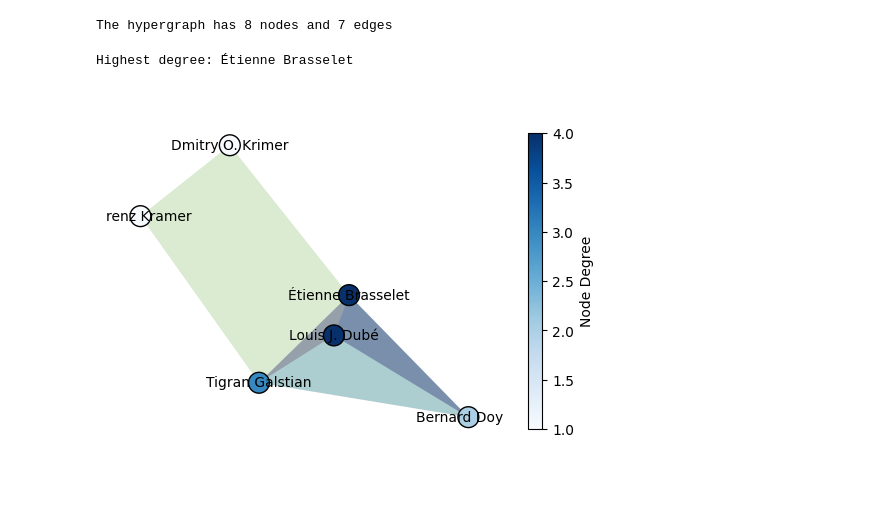
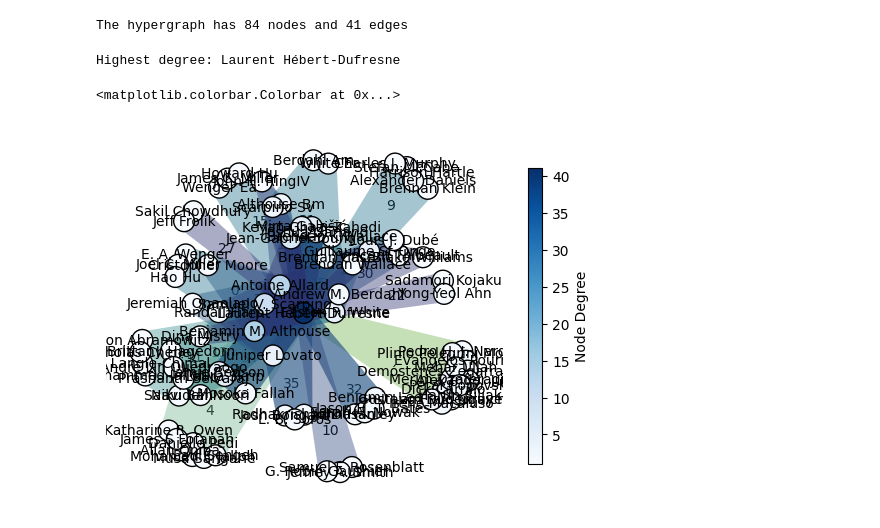
Before and after one commit to jstonge/bayesian_group_formation, a Jupyter notebook: src/finding_group.ipynb, the cells around one changed output. Drawn from its saved outputs; the diff is of its cells as text; code cells hidden in the pictures.

```diff
--- a/src/finding_group.ipynb
+++ b/src/finding_group.ipynb
@@ -71,22 +126,31 @@ hyperedge_list = [extract_coauthor(w) for w in work]
+# %%
+set_individuals_involved_local_work = set(flatten([_[0] for _ in hyperedge_list_meta if _[1]['local_work']]))
+# %%
+nodelist = []
+for i,auth in enumerate(node_meta_dict.keys()):
+    nodelist.append((auth, {
+        'institution': node_meta_dict[auth]['institution'],
+        'is_shared': node_meta_dict[auth]['is_shared'],
+        'involve_local_work': True if auth in set_individuals_involved_local_work  else False
+        }))
+# %%
+H = xgi.Hypergraph()
 # %%
-H = xgi.Hypergraph(hyperedge_list)
+H.add_nodes_from(nodelist)
+H.add_edges_from(hyperedge_list_meta)
 print(f"The hypergraph has {H.num_nodes} nodes and {H.num_edges} edges")
 # %% [output]
-The hypergraph has 8 nodes and 7 edges
+The hypergraph has 84 nodes and 41 edges
 # %%
-def plot_H(H):
-    pos = xgi.barycenter_spring_layout(H, seed=42)  # fix position
-    ax, collections = xgi.draw(H, pos=pos, node_labels=True, node_size=15, node_fc=H.nodes.degree(), node_fc_cmap="Blues")
+pos = xgi.barycenter_spring_layout(H, seed=42)  # fix position
+ax, collections = xgi.draw(H, pos=pos, node_labels=True, node_size=15, node_fc=H.nodes.degree(), node_fc_cmap="Blues", hyperedge_labels=True, hull=True)
+(node_collection, _, _) = collections
+# print({H.nodes.degree().asdict()})
 
-    (node_collection, _, _) = collections
-
-    # print({H.nodes.degree().asdict()})
-
-    max_key = max(H.nodes.degree().asdict(), key=H.nodes.degree().asdict().get)
-    print(f"Highest degree: {max_key}") # highest degree node
-    plt.colorbar(node_collection, label="Node Degree", shrink=0.8)
-
-plot_H(H)
+max_key = max(H.nodes.degree().asdict(), key=H.nodes.degree().asdict().get)
+print(f"Highest degree: {max_key}") # highest degree node
+plt.colorbar(node_collection, label="Node Degree", shrink=0.8)
 # %% [output]
-Highest degree: Étienne Brasselet
+Highest degree: Laurent Hébert‐Dufresne
+<matplotlib.colorbar.Colorbar at 0x...>
-[figure, old version]
+[figure, new version]
```
Also changed, not shown: parts of 20 cells of this notebook.
